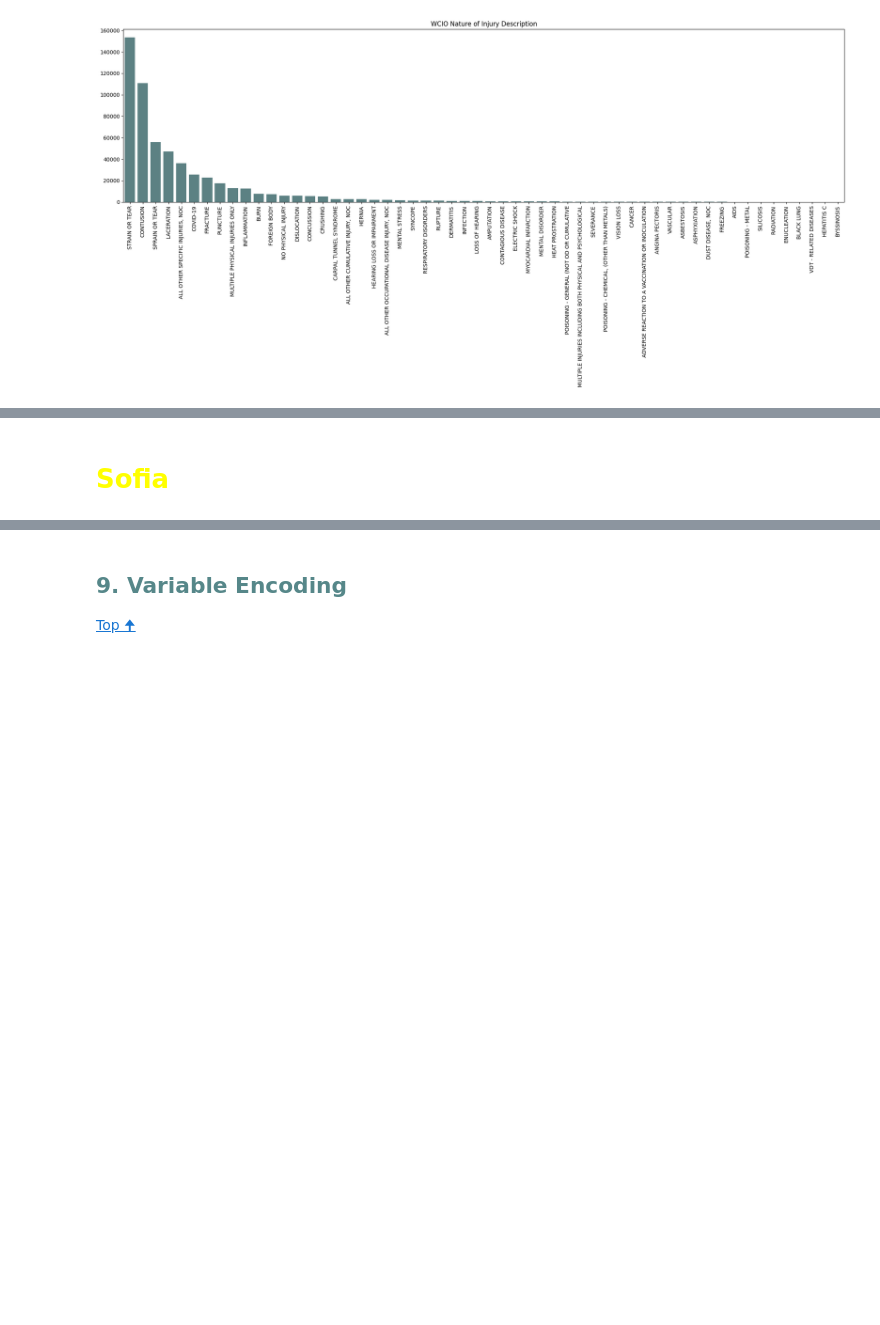
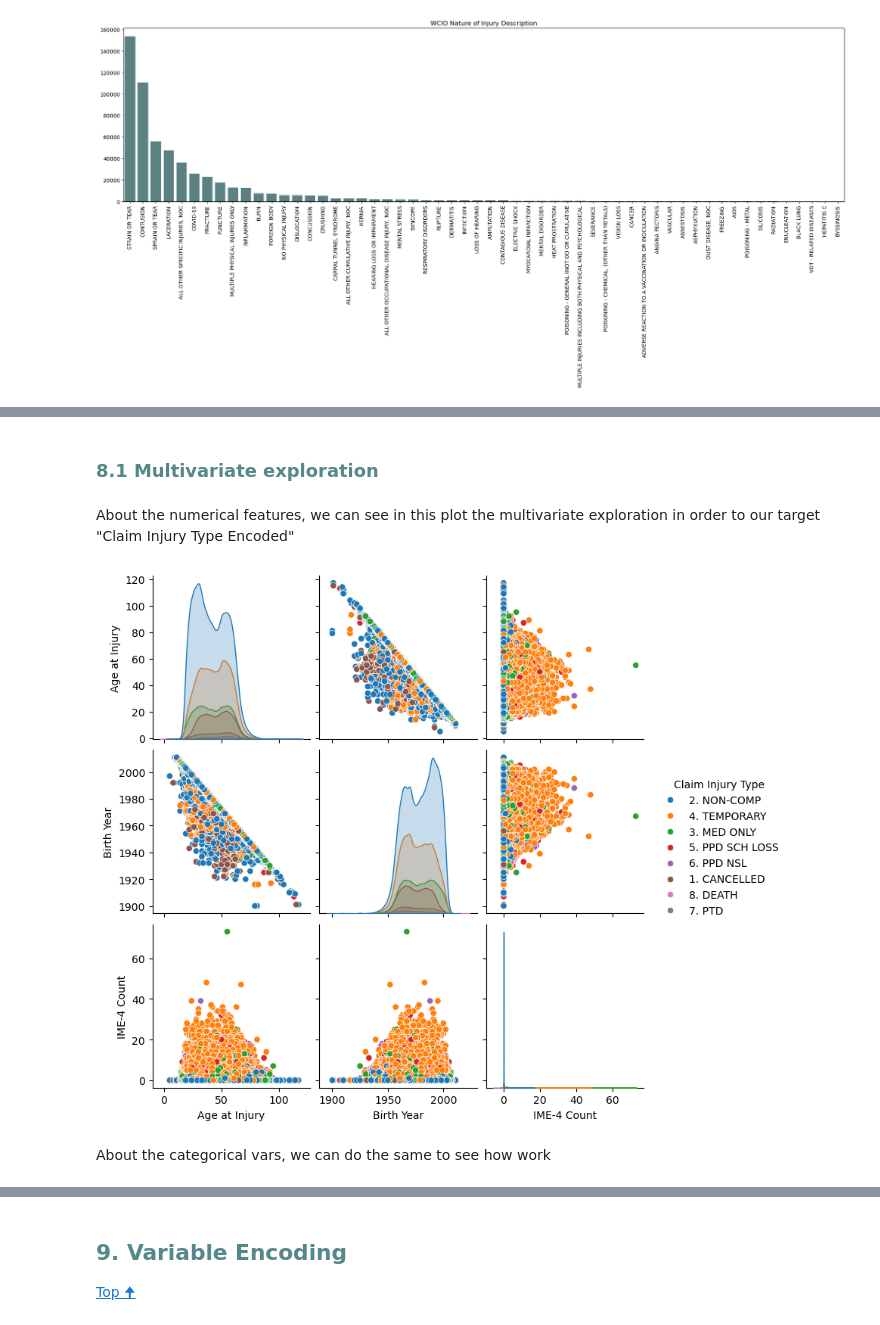
Before and after one commit to Gomsofi06/Machine_Learning_NOVAIMS, a Jupyter notebook: 01.02_Preprocessing.ipynb, the cells around one changed output, grey strips where cells are left out. Drawn from its saved outputs; the diff is of its cells as text; code cells hidden in the pictures; blank space fills up the shorter version.

```diff
--- a/01.02_Preprocessing.ipynb
+++ b/01.02_Preprocessing.ipynb
@@ -692,2 +690,12 @@ plot_categorical_features(categorical_df)
 # %% [markdown]
-# <span style="color:yellow">Sofia</span>
+### <span style="color:#568789"> 8.1 Multivariate exploration </span>
+# %% [markdown]
+About the numerical features, we can see in this plot the multivariate exploration in order to our target "Claim Injury Type Encoded"
+# %%
+selected_features = ["Age at Injury", "Birth Year", "IME-4 Count", "Claim Injury Type"]
+sns.pairplot(train_df[selected_features], hue="Claim Injury Type")
+plt.show()
+# %% [output]
+[figure, added]
+# %% [markdown]
+About the categorical vars, we can do the same to see how work
```
Also changed, not shown: parts of 7 cells of this notebook.
